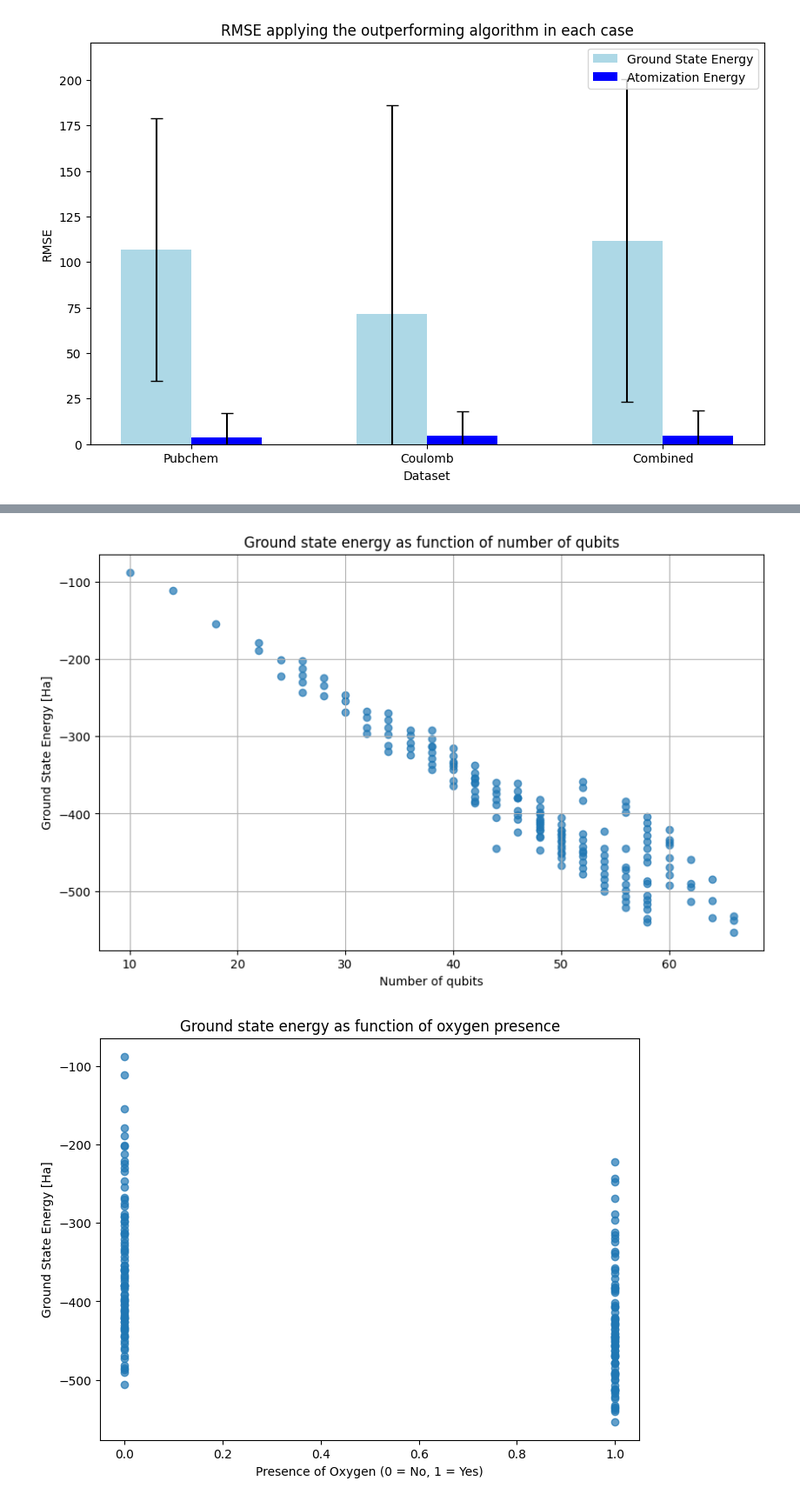
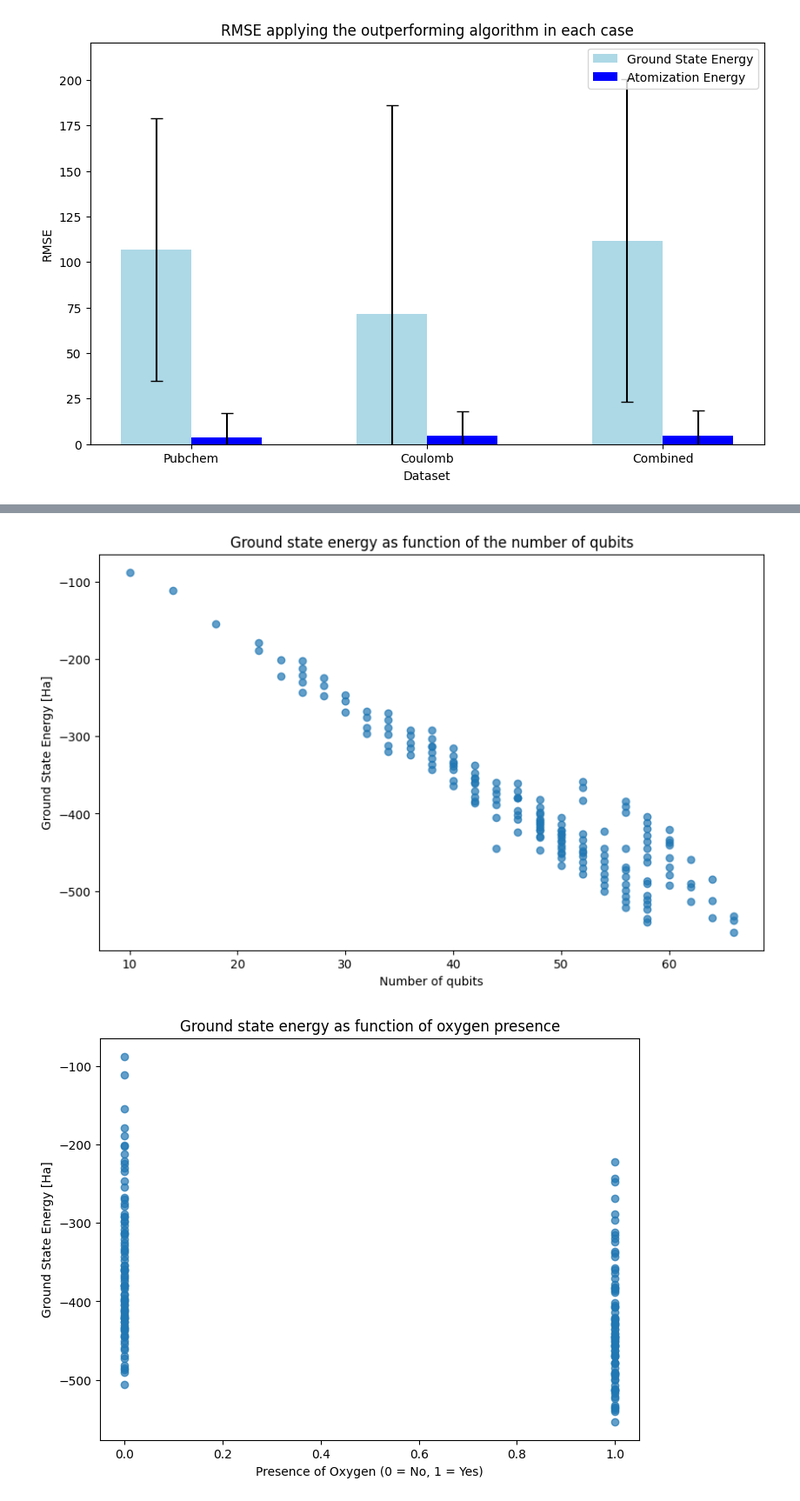
Before and after one commit to laiacoronas/quantum, a Jupyter notebook: plots.ipynb, the cells around one changed output, grey strips where cells are left out. Shown at 87% size. Saved outputs shown, nothing was run; the diff lists cells and outputs as text; code cells hidden in the pictures.

```diff
--- a/plots.ipynb
+++ b/plots.ipynb
@@ -350,20 +357,20 @@ plt.show()
 # %%
 data = pd.read_csv('C:\\Users\\lclai\\Desktop\\LDIG\\DB\\training\\pubchem_gse.csv')
 
 # Extract the relevant columns
 mw = data['NumQubits']
 Eat = data['Eat']
 
 # Plot Eat as a function of mw
 plt.figure(figsize=(10, 6))
 plt.scatter(mw, Eat, alpha=0.7)
-plt.title('Ground state energy as function of number of qubits')
+plt.title('Ground state energy as function of the number of qubits')
 plt.xlabel('Number of qubits')
 plt.ylabel('Ground State Energy [Ha]')
-plt.grid(True)
+#plt.grid(True)
 plt.show()
 # %% [output]
-[figure, old version]
+[figure, new version]
 # %%
 # Extract the relevant columns
 oxygen_presence = data['O'] > 0
```
Also changed, not shown: parts of 5 cells of this notebook, 3 other files.
